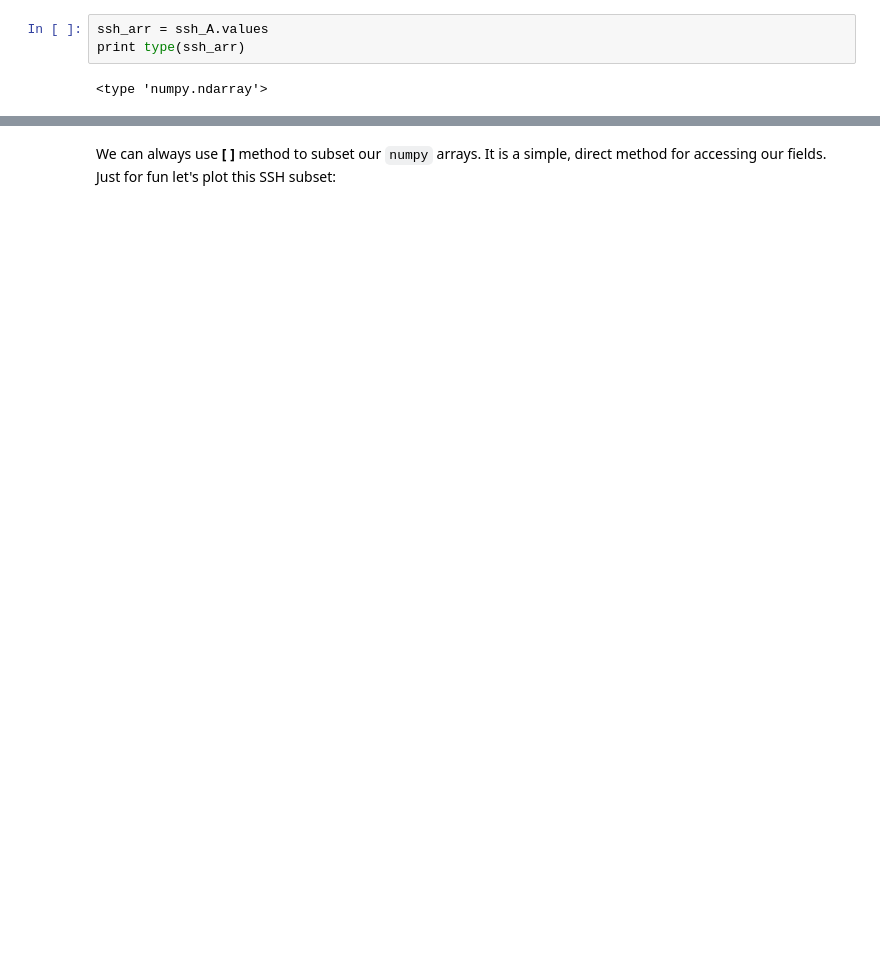
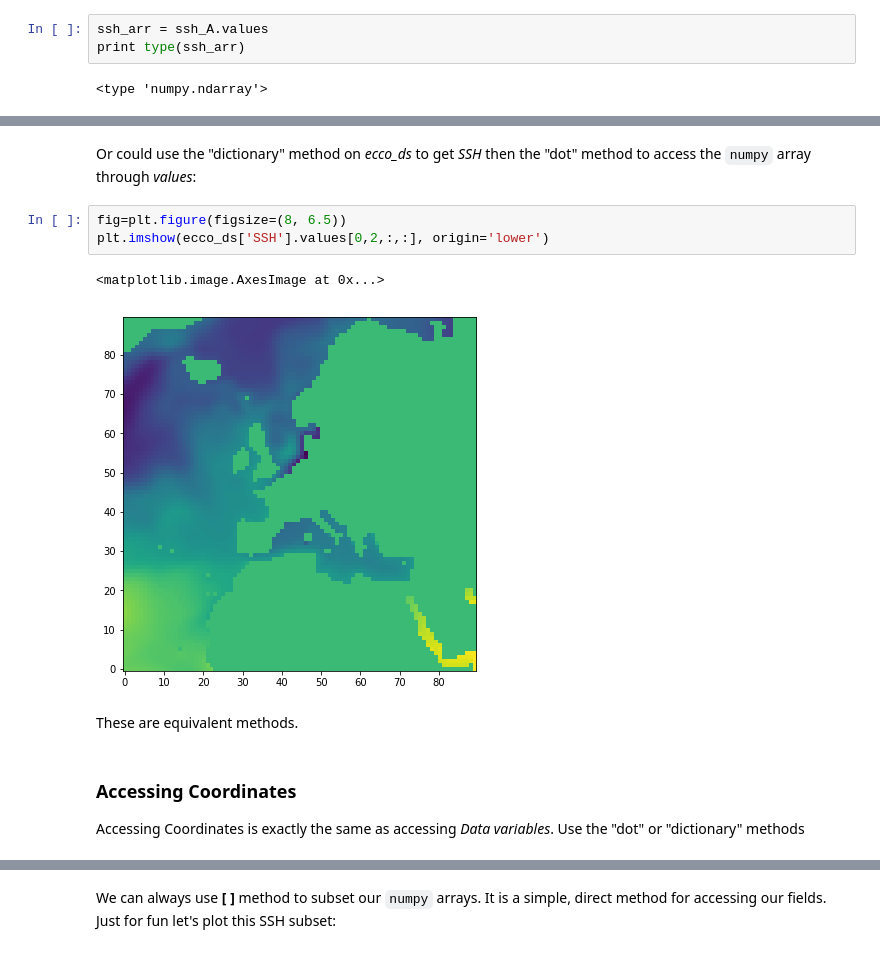
Before and after one commit to ECCO-GROUP/ECCO-v4-Python-Tutorial, a Jupyter notebook: Tutorials_as_Jupyter_Notebooks/ECCO_v4_Accessing_and_Subsetting_Variables.ipynb, the cells around one changed output, grey strips where cells are left out. Saved outputs shown, nothing was run; the diff lists cells and outputs as text; blank space fills up the shorter version.

```diff
--- a/Tutorials_as_Jupyter_Notebooks/ECCO_v4_Accessing_and_Subsetting_Variables.ipynb
+++ b/Tutorials_as_Jupyter_Notebooks/ECCO_v4_Accessing_and_Subsetting_Variables.ipynb
@@ -177,0 +150,14 @@ ssh_jan92_tile2.shape
+# %% [markdown]
+Or could use the "dictionary" method on *ecco_ds* to get *SSH* then the "dot" method to access the ``numpy`` array through *values*:
+# %%
+fig=plt.figure(figsize=(8, 6.5))
+plt.imshow(ecco_ds['SSH'].values[0,2,:,:], origin='lower')
+# %% [output]
+<matplotlib.image.AxesImage at 0x...>
+[figure, added]
+# %% [markdown]
+These are equivalent methods.
+# %% [markdown]
+### Accessing Coordinates
+
+Accessing Coordinates is exactly the same as accessing *Data variables*.  Use the "dot" or "dictionary" methods
```
Also changed, not shown: parts of 93 cells of this notebook, 2 other files.
